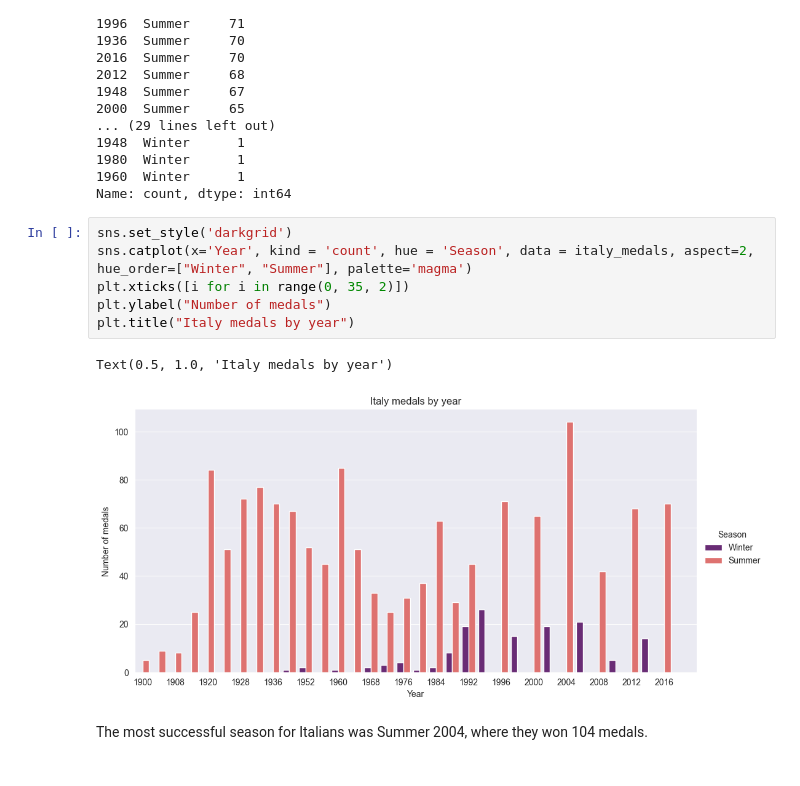
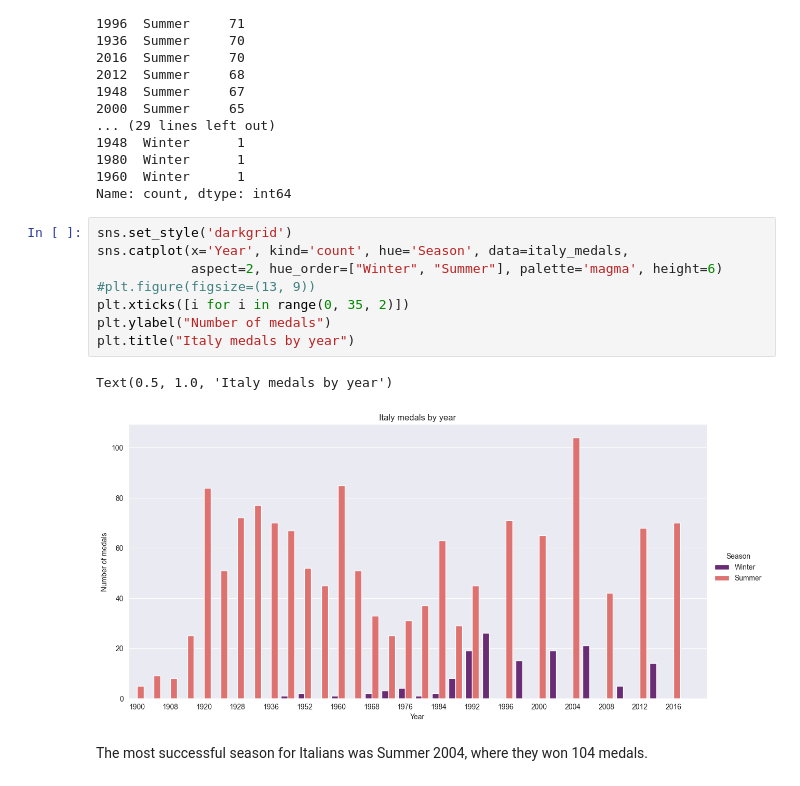
Before and after one commit to TobiasEnglund/Projekt-OS-Italien, a Jupyter notebook: Uppgift_1.ipynb, the cells around one changed output. Drawn from its saved outputs; the diff is of its cells as text.

```diff
--- a/Uppgift_1.ipynb
+++ b/Uppgift_1.ipynb
@@ -92,13 +92,15 @@ Year  Season
 Name: count, dtype: int64
 # %%
 sns.set_style('darkgrid')
-sns.catplot(x='Year', kind = 'count', hue = 'Season', data = italy_medals, aspect=2, hue_order=["Winter", "Summer"], palette='magma')
+sns.catplot(x='Year', kind='count', hue='Season', data=italy_medals,
+            aspect=2, hue_order=["Winter", "Summer"], palette='magma', height=6)
+#plt.figure(figsize=(13, 9))
 plt.xticks([i for i in range(0, 35, 2)])
 plt.ylabel("Number of medals")
 plt.title("Italy medals by year")
 # %% [output]
 Text(0.5, 1.0, 'Italy medals by year')
-[figure, old version]
+[figure, new version]
 # %% [markdown]
 The most successful season for Italians was Summer 2004, where they won 104 medals.
 # %% [markdown]
```
Also changed, not shown: parts of 2 cells of this notebook.
